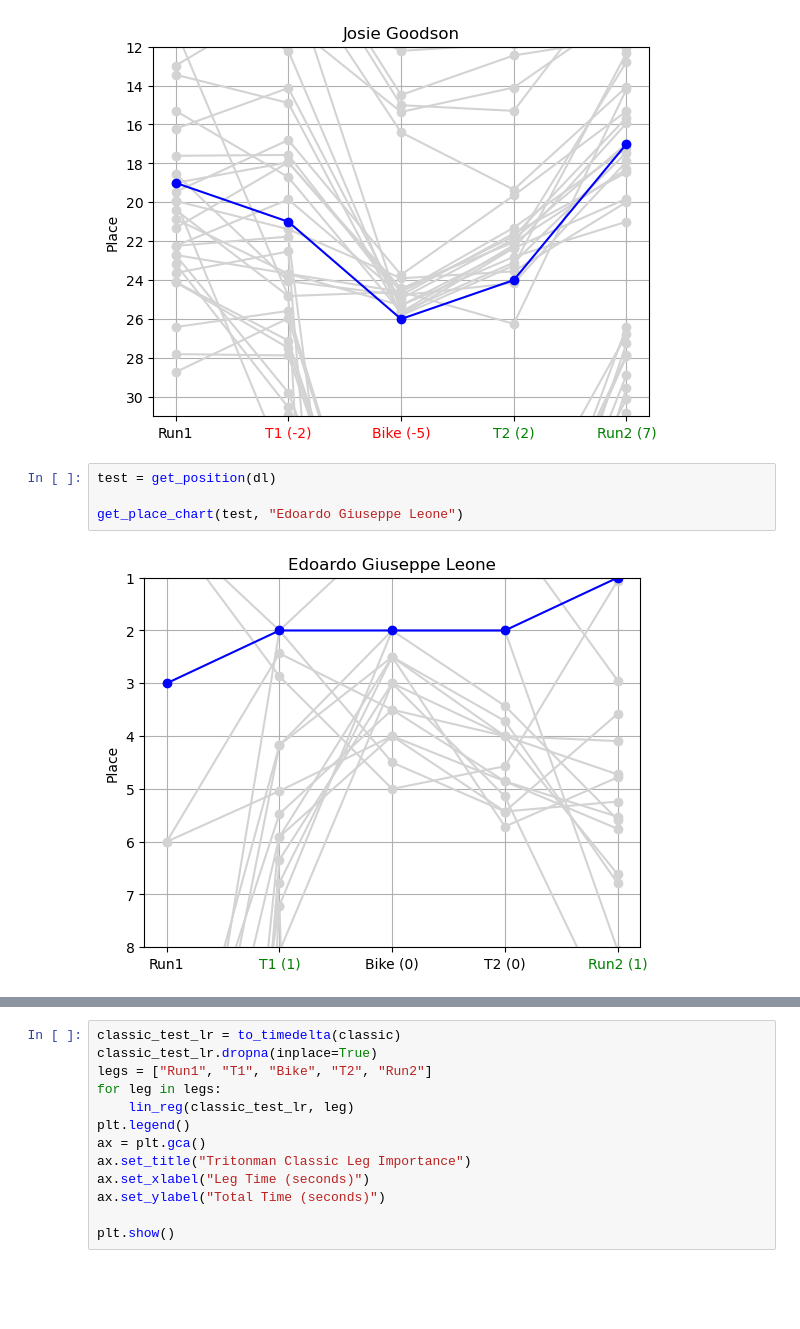
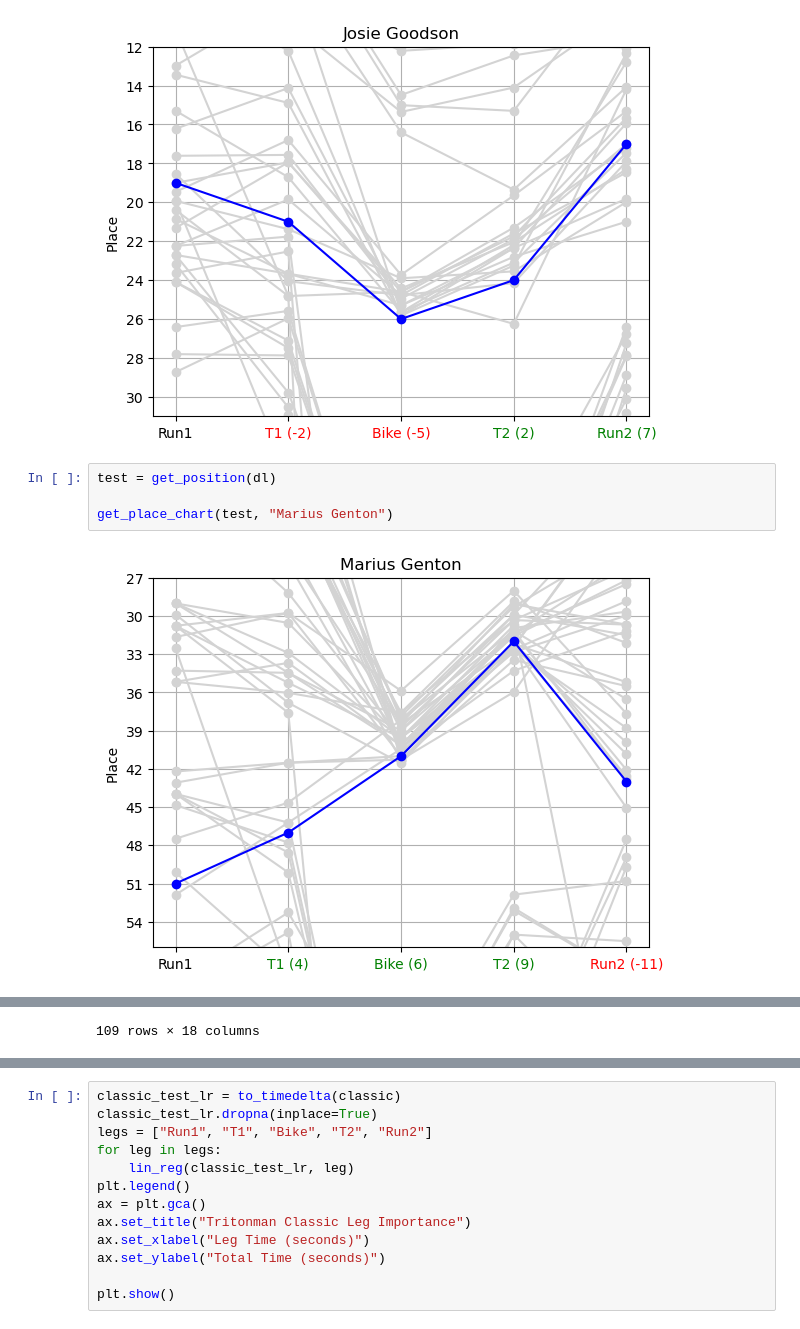
Before and after one commit to lukasrhoades/enduro-hub, a Jupyter notebook: tritonman.ipynb, the cells around one changed output, grey strips where cells are left out. Drawn from its saved outputs; the diff is of its cells as text; blank space fills up the shorter version.

```diff
--- a/tritonman.ipynb
+++ b/tritonman.ipynb
@@ -291,6 +291,6 @@ get_place_chart(dl_women, "Josie Goodson")
 # %%
 test = get_position(dl)
 
-get_place_chart(test, "Edoardo Giuseppe Leone")
+get_place_chart(test, "Marius Genton")
 # %% [output]
-[figure, old version]
+[figure, new version]
@@ -296,0 +309 @@ get_place_chart(test, "Edoardo Giuseppe Leone")
+109 rows × 18 columns
```
Also changed, not shown: parts of 4 cells of this notebook.
